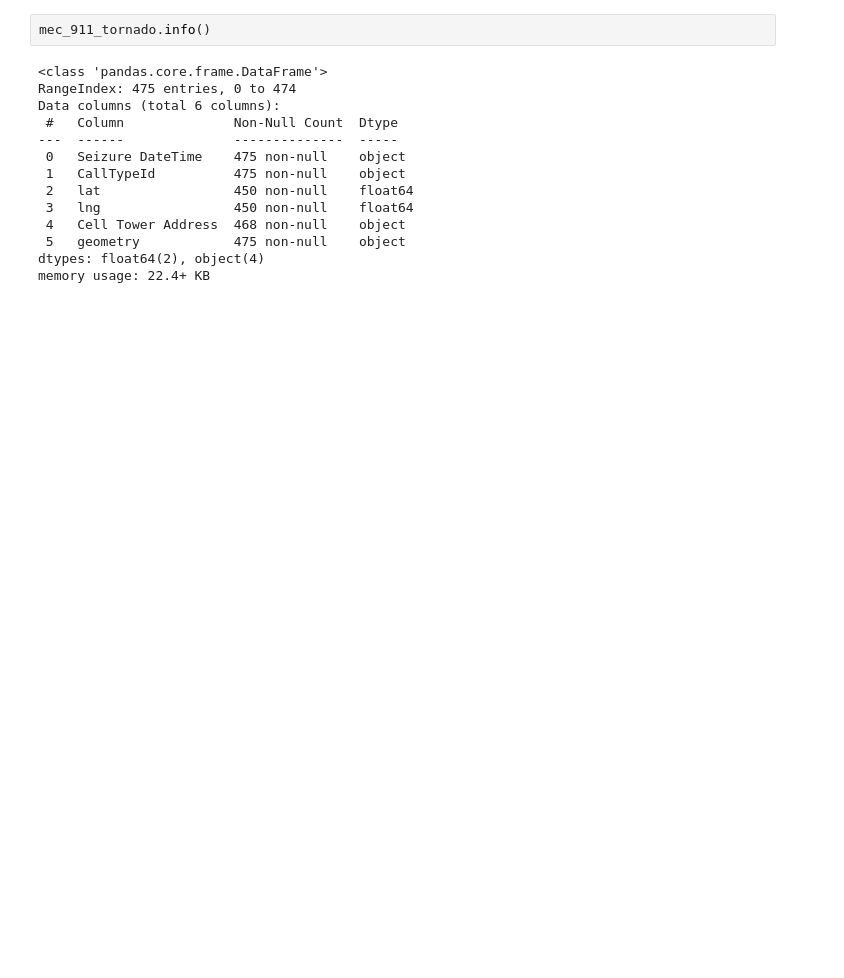
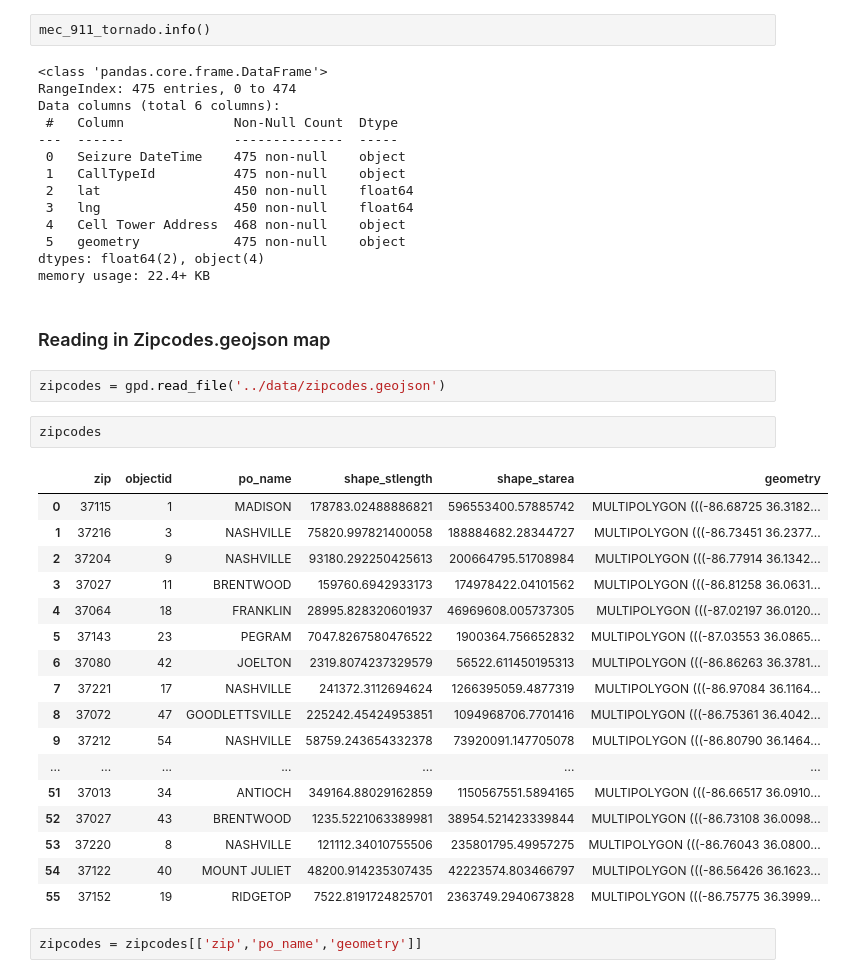
Before and after one commit to MrBardot/NSS-DDA2-metro-nashville-emergency, a Jupyter notebook: Untitled Folder/metro_comm_posey.ipynb, the cells around one changed output. Cells and saved outputs as stored; diff of their text form; blank space fills up the shorter version.

```diff
--- a/Untitled Folder/metro_comm_posey.ipynb
+++ b/Untitled Folder/metro_comm_posey.ipynb
@@ -419,3 +419,29 @@ Data columns (total 6 columns):
  5   geometry            475 non-null    object
 dtypes: float64(2), object(4)
 memory usage: 22.4+ KB
+# %% [markdown]
+### Reading in Zipcodes.geojson map
+# %%
+zipcodes = gpd.read_file('../data/zipcodes.geojson')
+# %%
+zipcodes
+# %% [output]
+|  | zip | objectid | po_name | shape_stlength | shape_starea | geometry |
+| 0 | 37115 | 1 | MADISON | 178783.02488886821 | 596553400.57885742 | MULTIPOLYGON (((-86.68725 36.3182... |
+| 1 | 37216 | 3 | NASHVILLE | 75820.997821400058 | 188884682.28344727 | MULTIPOLYGON (((-86.73451 36.2377... |
+| 2 | 37204 | 9 | NASHVILLE | 93180.292250425613 | 200664795.51708984 | MULTIPOLYGON (((-86.77914 36.1342... |
+| 3 | 37027 | 11 | BRENTWOOD | 159760.6942933173 | 174978422.04101562 | MULTIPOLYGON (((-86.81258 36.0631... |
+| 4 | 37064 | 18 | FRANKLIN | 28995.828320601937 | 46969608.005737305 | MULTIPOLYGON (((-87.02197 36.0120... |
+| 5 | 37143 | 23 | PEGRAM | 7047.8267580476522 | 1900364.756652832 | MULTIPOLYGON (((-87.03553 36.0865... |
+| 6 | 37080 | 42 | JOELTON | 2319.8074237329579 | 56522.611450195313 | MULTIPOLYGON (((-86.86263 36.3781... |
+| 7 | 37221 | 17 | NASHVILLE | 241372.3112694624 | 1266395059.4877319 | MULTIPOLYGON (((-86.97084 36.1164... |
+| 8 | 37072 | 47 | GOODLETTSVILLE | 225242.45424953851 | 1094968706.7701416 | MULTIPOLYGON (((-86.75361 36.4042... |
+| 9 | 37212 | 54 | NASHVILLE | 58759.243654332378 | 73920091.147705078 | MULTIPOLYGON (((-86.80790 36.1464... |
+| ... | ... | ... | ... | ... | ... | ... |
+| 51 | 37013 | 34 | ANTIOCH | 349164.88029162859 | 1150567551.5894165 | MULTIPOLYGON (((-86.66517 36.0910... |
+| 52 | 37027 | 43 | BRENTWOOD | 1235.5221063389981 | 38954.521423339844 | MULTIPOLYGON (((-86.73108 36.0098... |
+| 53 | 37220 | 8 | NASHVILLE | 121112.34010755506 | 235801795.49957275 | MULTIPOLYGON (((-86.76043 36.0800... |
+| 54 | 37122 | 40 | MOUNT JULIET | 48200.914235307435 | 42223574.803466797 | MULTIPOLYGON (((-86.56426 36.1623... |
+| 55 | 37152 | 19 | RIDGETOP | 7522.8191724825701 | 2363749.2940673828 | MULTIPOLYGON (((-86.75775 36.3999... |
+# %%
+zipcodes = zipcodes[['zip','po_name','geometry']]
```
Also changed, not shown: parts of 10 cells of this notebook, 1 other file.
